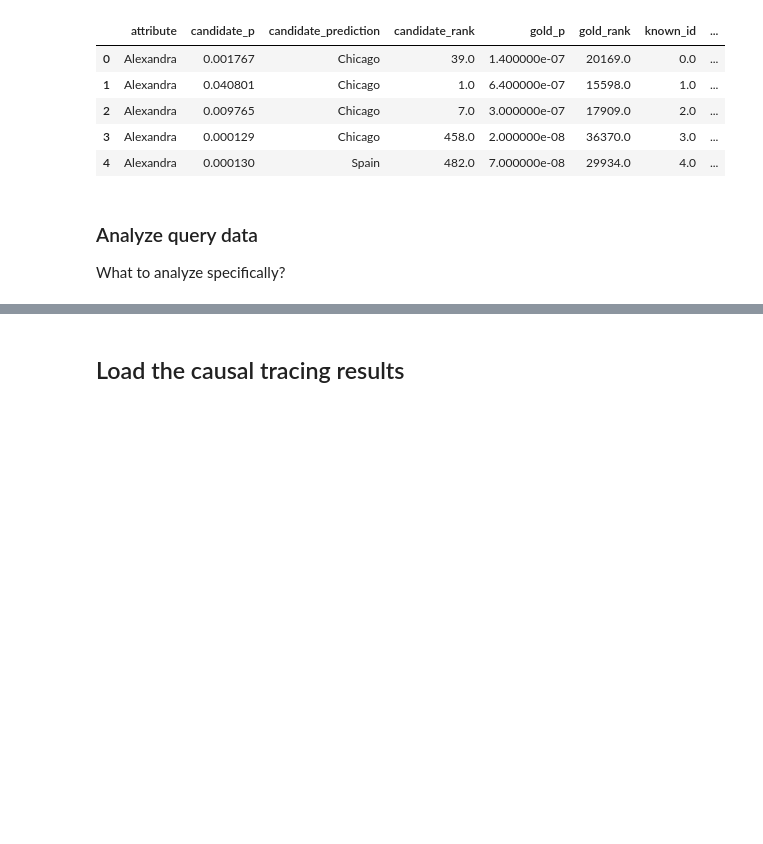
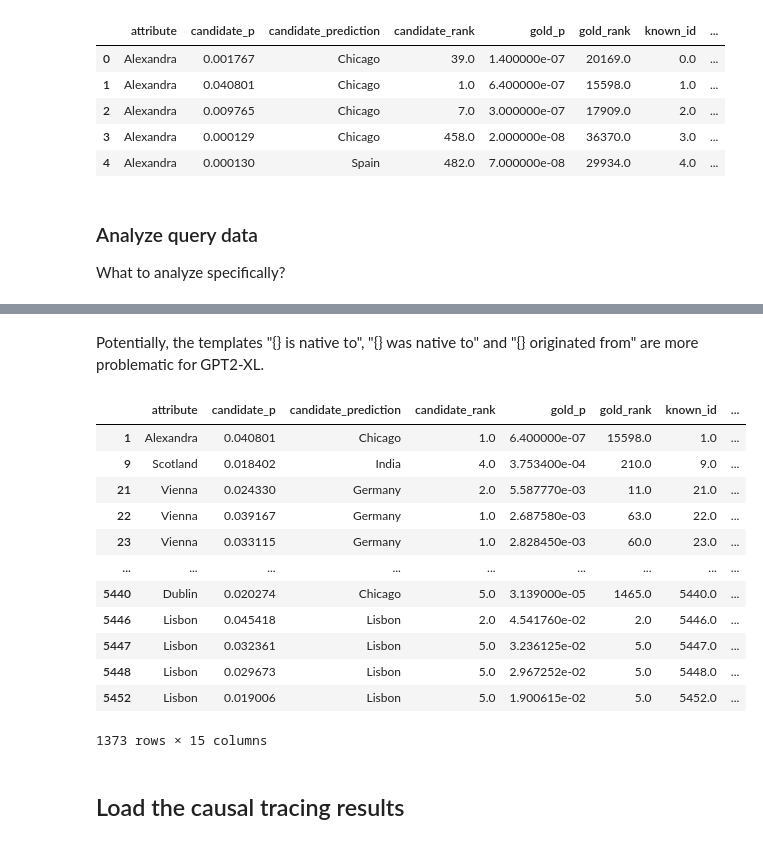
Before and after one commit to dsaynova/rome, a Jupyter notebook: notebooks/analyze_pararel_causal_tracing_results.ipynb, the cells around one changed output, grey strips where cells are left out. Cells and saved outputs as stored; diff of their text form; code cells hidden in the pictures; blank space fills up the shorter version.

```diff
--- a/notebooks/analyze_pararel_causal_tracing_results.ipynb
+++ b/notebooks/analyze_pararel_causal_tracing_results.ipynb
@@ -48,3 +101,22 @@ Total number of samples: 5453
+# %% [markdown]
+Potentially, the templates "{} is native to", "{} was native to" and "{} originated from" are more problematic for GPT2-XL.
+# %%
+cat_val = queries.candidate_rank_bin.cat.categories[0]
+queries[queries.candidate_rank_bin==cat_val]
+# %% [output]
+|  | attribute | candidate_p | candidate_prediction | candidate_rank | gold_p | gold_rank | known_id | ... |
+| 1 | Alexandra | 0.040801 | Chicago | 1.0 | 6.400000e-07 | 15598.0 | 1.0 | ... |
+| 9 | Scotland | 0.018402 | India | 4.0 | 3.753400e-04 | 210.0 | 9.0 | ... |
+| 21 | Vienna | 0.024330 | Germany | 2.0 | 5.587770e-03 | 11.0 | 21.0 | ... |
+| 22 | Vienna | 0.039167 | Germany | 1.0 | 2.687580e-03 | 63.0 | 22.0 | ... |
+| 23 | Vienna | 0.033115 | Germany | 1.0 | 2.828450e-03 | 60.0 | 23.0 | ... |
+| ... | ... | ... | ... | ... | ... | ... | ... | ... |
+| 5440 | Dublin | 0.020274 | Chicago | 5.0 | 3.139000e-05 | 1465.0 | 5440.0 | ... |
+| 5446 | Lisbon | 0.045418 | Lisbon | 2.0 | 4.541760e-02 | 2.0 | 5446.0 | ... |
+| 5447 | Lisbon | 0.032361 | Lisbon | 5.0 | 3.236125e-02 | 5.0 | 5447.0 | ... |
+| 5448 | Lisbon | 0.029673 | Lisbon | 5.0 | 2.967252e-02 | 5.0 | 5448.0 | ... |
+| 5452 | Lisbon | 0.019006 | Lisbon | 5.0 | 1.900615e-02 | 5.0 | 5452.0 | ... |
+1373 rows × 15 columns
 # %% [markdown]
 ## Load the causal tracing results
 # %%
```
Also changed, not shown: parts of 9 cells of this notebook, 1 other file.
